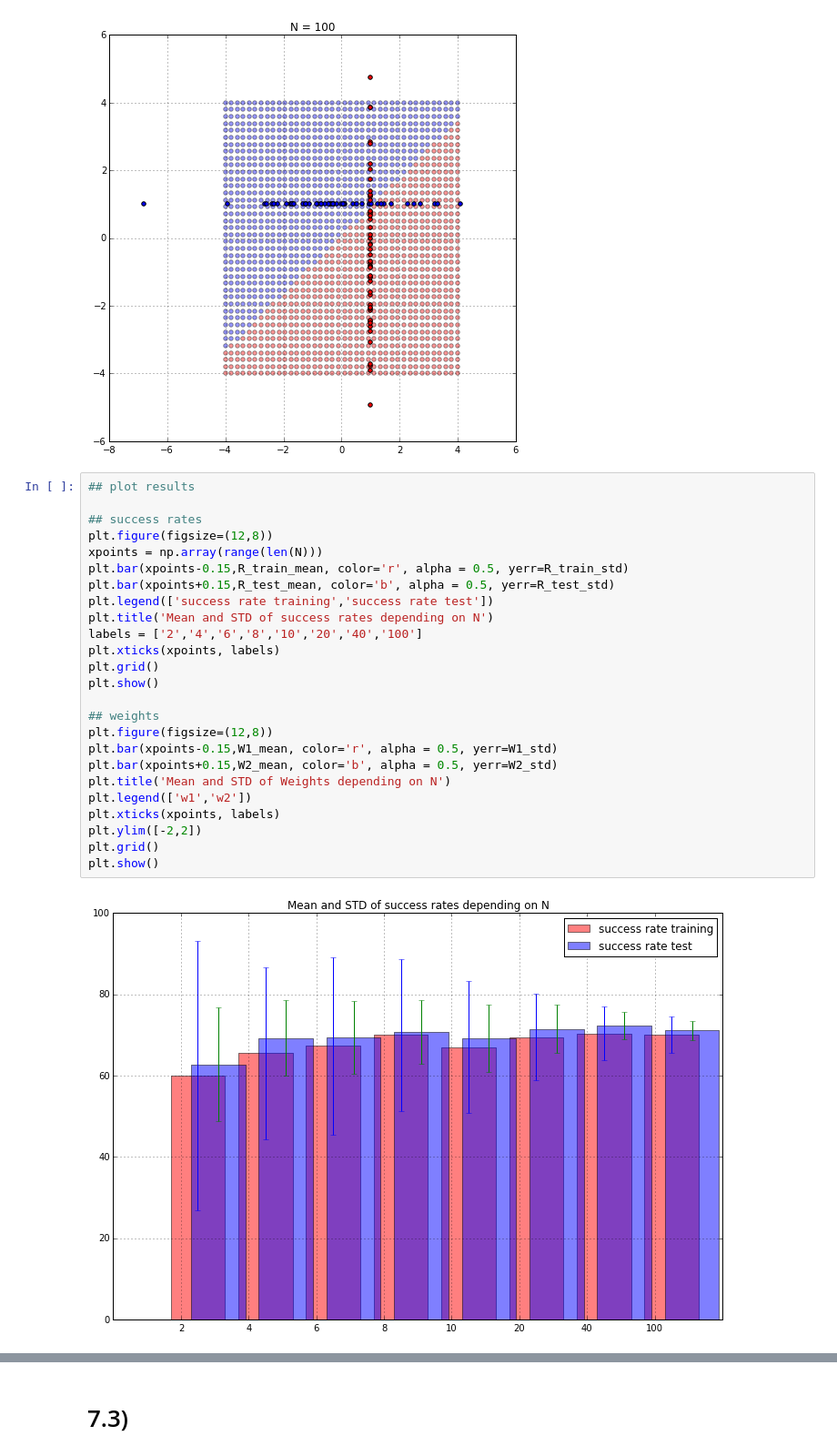
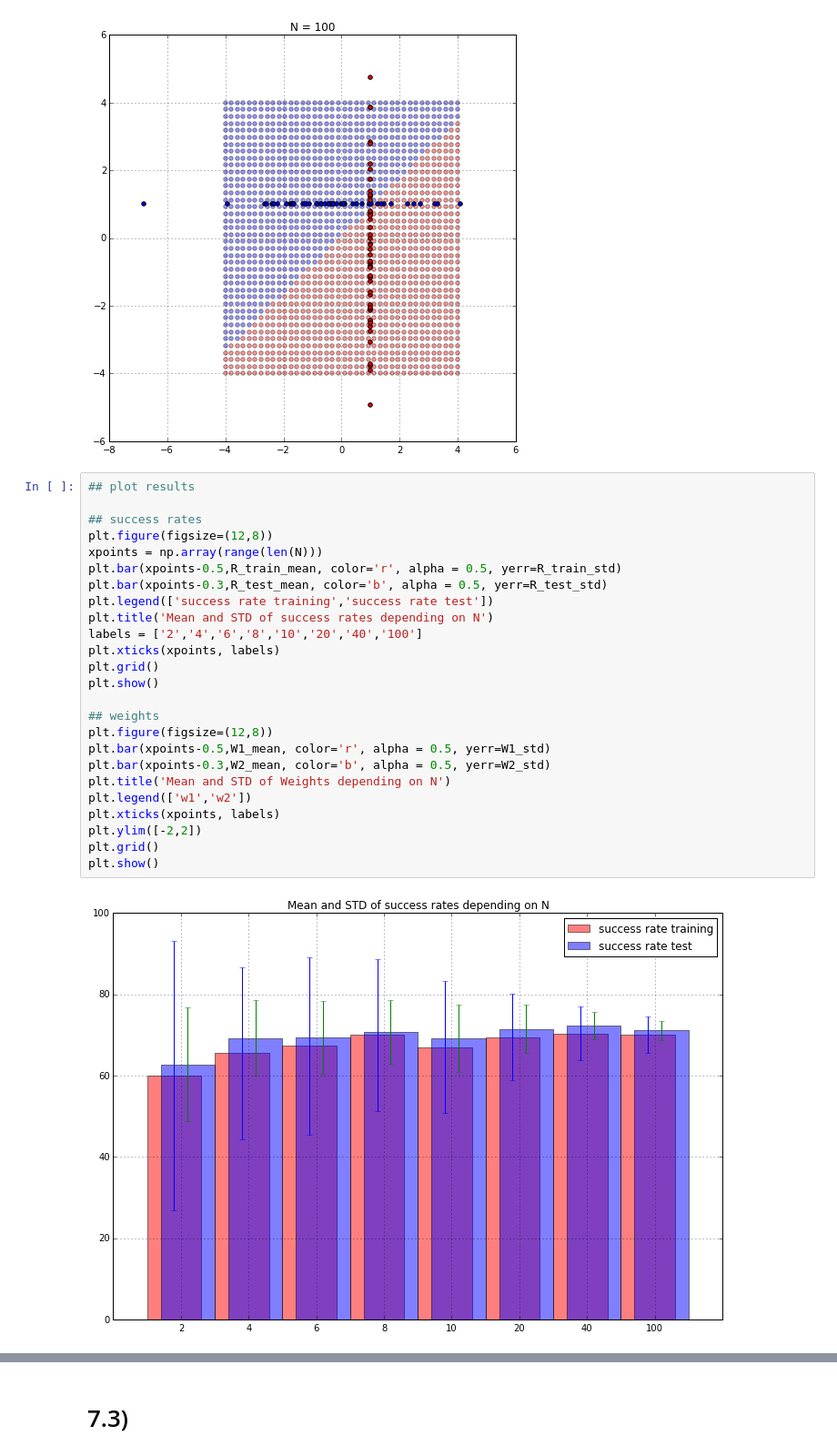
Before and after one commit to hielsnoppe/edu-mi1, a Jupyter notebook: ex7/Untitled.ipynb, the cells around one changed output, grey strips where cells are left out. Shown: that part at 91% size. Saved outputs shown, nothing was run; the diff lists cells and outputs as text.

```diff
--- a/ex7/Untitled.ipynb
+++ b/ex7/Untitled.ipynb
@@ -109,27 +109,27 @@ W2_std = np.std(w2, axis=1)
 # %%
 ## plot results
 
 ## success rates
 plt.figure(figsize=(12,8))
 xpoints = np.array(range(len(N)))
-plt.bar(xpoints-0.15,R_train_mean, color='r', alpha = 0.5, yerr=R_train_std)
-plt.bar(xpoints+0.15,R_test_mean, color='b', alpha = 0.5, yerr=R_test_std)
+plt.bar(xpoints-0.5,R_train_mean, color='r', alpha = 0.5, yerr=R_train_std)
+plt.bar(xpoints-0.3,R_test_mean, color='b', alpha = 0.5, yerr=R_test_std)
 plt.legend(['success rate training','success rate test'])
 plt.title('Mean and STD of success rates depending on N')
 labels = ['2','4','6','8','10','20','40','100']
 plt.xticks(xpoints, labels)
 plt.grid()
 plt.show()
 
 ## weights
 plt.figure(figsize=(12,8))
-plt.bar(xpoints-0.15,W1_mean, color='r', alpha = 0.5, yerr=W1_std)
-plt.bar(xpoints+0.15,W2_mean, color='b', alpha = 0.5, yerr=W2_std)
+plt.bar(xpoints-0.5,W1_mean, color='r', alpha = 0.5, yerr=W1_std)
+plt.bar(xpoints-0.3,W2_mean, color='b', alpha = 0.5, yerr=W2_std)
 plt.title('Mean and STD of Weights depending on N')
 plt.legend(['w1','w2'])
 plt.xticks(xpoints, labels)
 plt.ylim([-2,2])
 plt.grid()
 plt.show()
 # %% [output]
-[figure, old version]
+[figure, new version]
```
Also changed, not shown: parts of 2 cells of this notebook.
